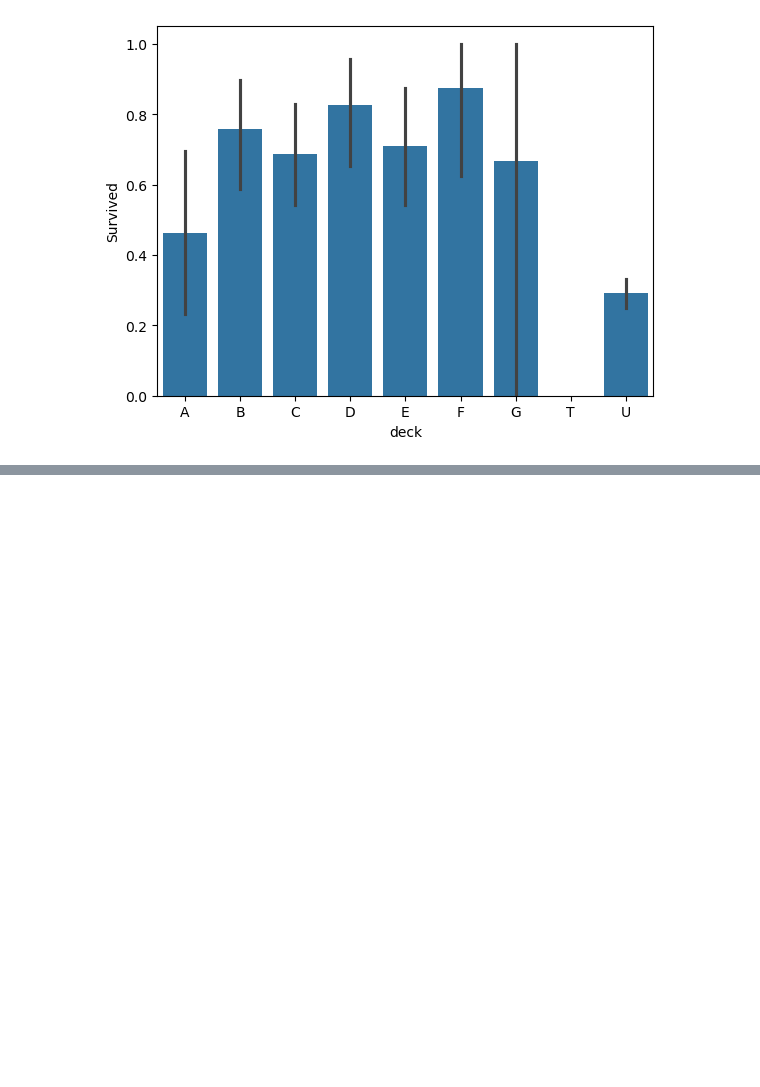
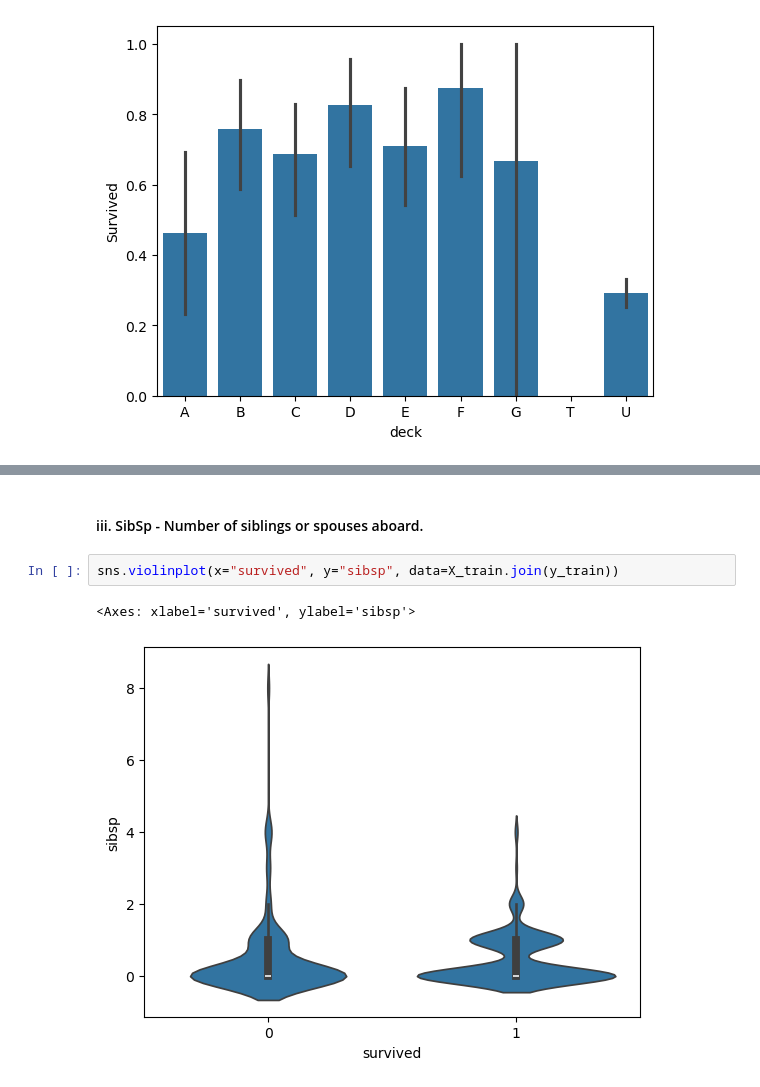
Before and after one commit to Kobeyvines/Titanic_dataset, a Jupyter notebook: notebook/EDA.ipynb, the cells around one changed output, grey strips where cells are left out. Cells and saved outputs as stored; diff of their text form; blank space fills up the shorter version.

```diff
--- a/notebook/EDA.ipynb
+++ b/notebook/EDA.ipynb
@@ -296,0 +454,7 @@ plt.show()
+# %% [markdown]
+#### iii. SibSp - Number of siblings or spouses aboard.
+# %%
+sns.violinplot(x="survived", y="sibsp", data=X_train.join(y_train))
+# %% [output]
+<Axes: xlabel='survived', ylabel='sibsp'>
+[figure, added]
```
Also changed, not shown: parts of 26 cells of this notebook.
